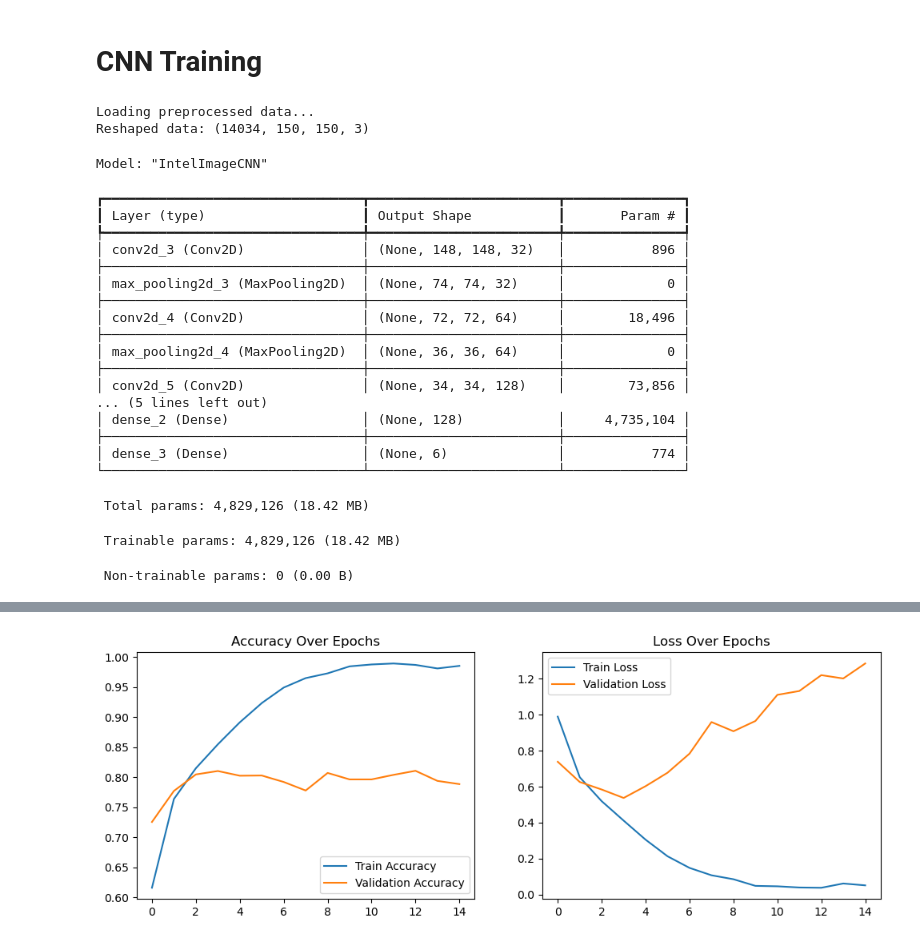
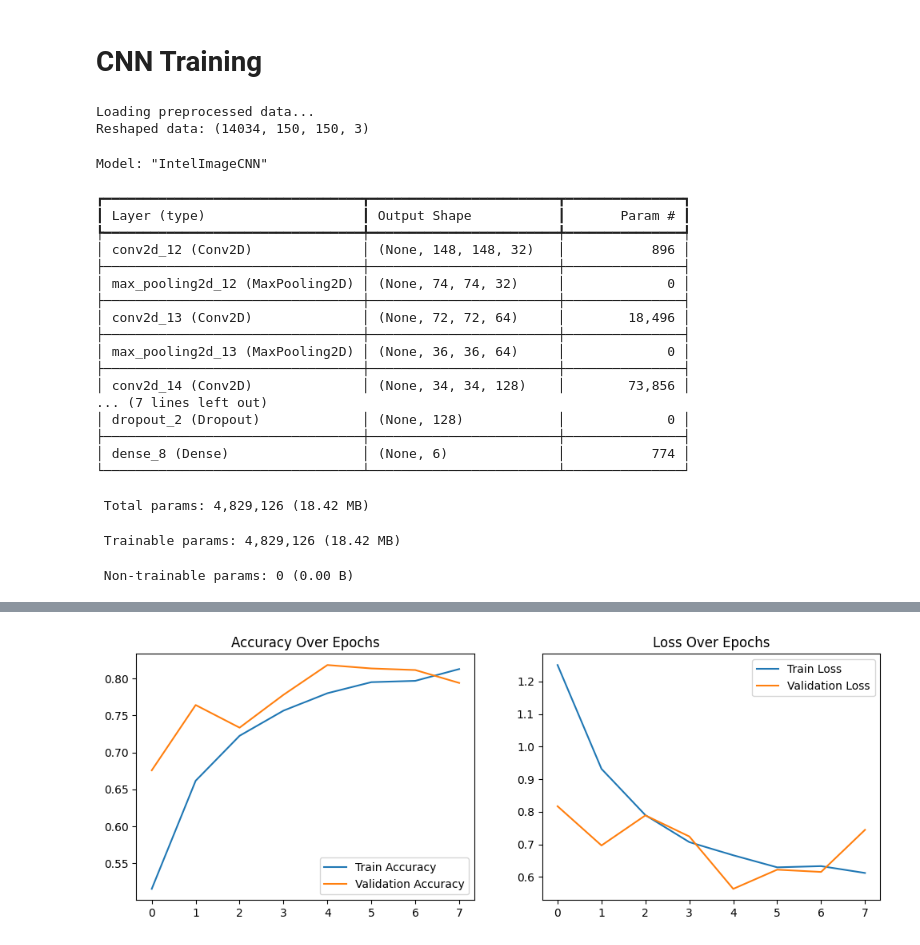
Before and after one commit to Model-28/project, a Jupyter notebook: models/cnn/cnn_training.ipynb, the cells around one changed output, grey strips where cells are left out. Cells and saved outputs as stored; diff of their text form; code cells hidden in the pictures.

```diff
--- a/models/cnn/cnn_training.ipynb
+++ b/models/cnn/cnn_training.ipynb
@@ -13,7 +13,7 @@ from sklearn.model_selection import train_test_split
 def load_and_preprocess_data():
     # Load and reshape the preprocessed data
     print("Loading preprocessed data...")
-    X = np.load("X.npy")  # Load flattened images (N, 67500)
+    X = np.load("X.npy")
     y = np.load("y.npy")  # Load labels (N,)
 
     # Reshape to 3D (CNN needs height×width×channels)
@@ -43,6 +43,7 @@ def build_cnn_model():
     # Classifier
     model.add(Flatten())
     model.add(Dense(128, activation='relu'))
+    model.add(Dropout(0.5))        # 50% dropout
     model.add(Dense(6, activation='softmax'))
 
     model.compile(optimizer='adam',
@@ -80,13 +81,16 @@ def main():
     checkpoint = ModelCheckpoint("best_model.keras", # best model is saved in "best_model.keras"
                                save_best_only=True,
                                monitor='val_accuracy')
+    from tensorflow.keras.callbacks import EarlyStopping
+    es = EarlyStopping(monitor='val_accuracy', patience=3,
+                   restore_best_weights=True, verbose=1)
 
     print("Training CNN...")
     history = model.fit(X_train, y_train,
                        epochs=15,
                        batch_size=32,
                        validation_data=(X_val, y_val),
-                       callbacks=[checkpoint])
+                       callbacks=[checkpoint, es])
 
     # 4. Evaluate and visualize
     plot_results(history)
@@ -106,19 +110,19 @@ Model: "IntelImageCNN"
 ┏━━━━━━━━━━━━━━━━━━━━━━━━━━━━━━━━━┳━━━━━━━━━━━━━━━━━━━━━━━━┳━━━━━━━━━━━━━━━┓
 ┃ Layer (type)                    ┃ Output Shape           ┃       Param # ┃
 ┡━━━━━━━━━━━━━━━━━━━━━━━━━━━━━━━━━╇━━━━━━━━━━━━━━━━━━━━━━━━╇━━━━━━━━━━━━━━━┩
-│ conv2d_3 (Conv2D)               │ (None, 148, 148, 32)   │           896 │
+│ conv2d_12 (Conv2D)              │ (None, 148, 148, 32)   │           896 │
 ├─────────────────────────────────┼────────────────────────┼───────────────┤
-│ max_pooling2d_3 (MaxPooling2D)  │ (None, 74, 74, 32)     │             0 │
+│ max_pooling2d_12 (MaxPooling2D) │ (None, 74, 74, 32)     │             0 │
 ├─────────────────────────────────┼────────────────────────┼───────────────┤
-│ conv2d_4 (Conv2D)               │ (None, 72, 72, 64)     │        18,496 │
+│ conv2d_13 (Conv2D)              │ (None, 72, 72, 64)     │        18,496 │
 ├─────────────────────────────────┼────────────────────────┼───────────────┤
-│ max_pooling2d_4 (MaxPooling2D)  │ (None, 36, 36, 64)     │             0 │
+│ max_pooling2d_13 (MaxPooling2D) │ (None, 36, 36, 64)     │             0 │
 ├─────────────────────────────────┼────────────────────────┼───────────────┤
-│ conv2d_5 (Conv2D)               │ (None, 34, 34, 128)    │        73,856 │
-... (5 lines left out)
-│ dense_2 (Dense)                 │ (None, 128)            │     4,735,104 │
+│ conv2d_14 (Conv2D)              │ (None, 34, 34, 128)    │        73,856 │
+... (7 lines left out)
+│ dropout_2 (Dropout)             │ (None, 128)            │             0 │
 ├─────────────────────────────────┼────────────────────────┼───────────────┤
-│ dense_3 (Dense)                 │ (None, 6)              │           774 │
+│ dense_8 (Dense)                 │ (None, 6)              │           774 │
 └─────────────────────────────────┴────────────────────────┴───────────────┘
  Total params: 4,829,126 (18.42 MB)
  Trainable params: 4,829,126 (18.42 MB)
@@ -143 +149 @@ Epoch 15/15
-[figure, old version]
+[figure, new version]
```
Also changed, not shown: parts of 1 cell of this notebook, 6 other files.
